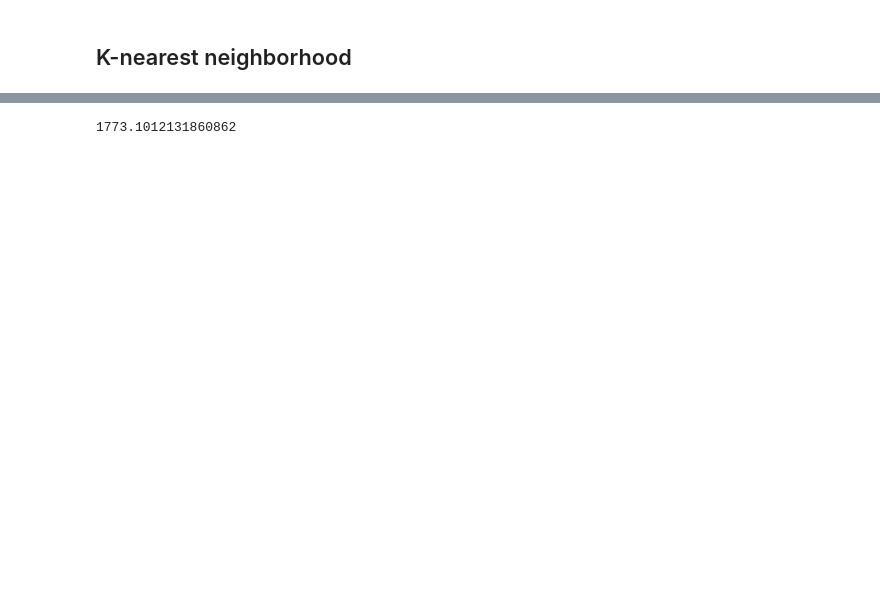
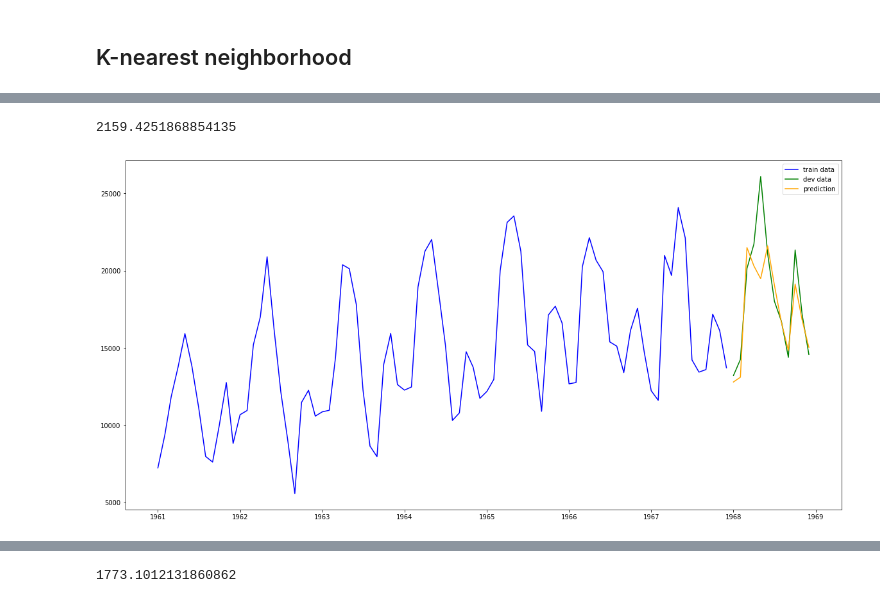
Before and after one commit to bartek-blog/bartek-blog.github.io, a Jupyter notebook: jupyter/Time-Series.ipynb, the cells around one changed output, grey strips where cells are left out. Drawn from its saved outputs; the diff is of its cells as text; code cells hidden in the pictures; blank space fills up the shorter version.

```diff
--- a/jupyter/Time-Series.ipynb
+++ b/jupyter/Time-Series.ipynb
@@ -305,0 +336,10 @@ Xy_with_lags["year_diff"] = Xy_with_lags["sales"] - Xy_with_lags["sales-12"]
+# %%
+from sklearn.ensemble import RandomForestRegressor
+import warnings
+warnings.filterwarnings("ignore", category=FutureWarning)
+
+
+reg_rf = RandomForestRegressor(random_state=667)
+reg_rf.fit(X_train.drop("dt", axis=1), y_train)
+y_dev_hat = recurrent_prediction(y_train, N_lags, reg_rf)
+np.sqrt(mean_squared_error(y_dev, y_dev_hat))
@@ -305,0 +348,16 @@ Xy_with_lags["year_diff"] = Xy_with_lags["sales"] - Xy_with_lags["sales-12"]
+# %%
+performance = pd.DataFrame()
+
+for n_estimators in [2, 5, 7, 10, 20, 100]:
+    for max_depth in [5, 7, 10, 20]:
+        reg_kn = RandomForestRegressor(n_estimators=n_estimators, max_depth=max_depth, random_state=667)
+        reg_kn.fit(X_train.drop("dt", axis=1), y_train)
+        y_dev_hat = recurrent_prediction(y_train, N_lags, reg_kn)
+        rmse = np.sqrt(mean_squared_error(y_dev, y_dev_hat))
+        new_row = pd.DataFrame({
+            "n_estimators": [n_estimators],
+            "max_depth": [max_depth],
+            "rmse": [rmse]
+        })
+        performance = performance.append(new_row, ignore_index = True)
+performance.sort_values("rmse").head()
@@ -305,0 +371,14 @@ Xy_with_lags["year_diff"] = Xy_with_lags["sales"] - Xy_with_lags["sales-12"]
+# %%
+X_train_dev = pd.concat([X_train, X_dev])
+y_train_dev = np.concatenate([y_train, y_dev])
+
+reg_rf = RandomForestRegressor(n_estimators=7, max_depth=20, random_state=667)
+reg_rf.fit(X_train_dev.drop("dt", axis=1), y_train_dev)
+y_test_hat = recurrent_prediction(y_test, N_lags, reg_rf)
+np.sqrt(mean_squared_error(y_test, y_test_hat))
+# %% [output]
+2159.4251868854135
+# %%
+plot_prediciton(X_train_dev, y_train_dev, X_test, y_test, y_test_hat)
+# %% [output]
+[figure, added]
```
Also changed, not shown: parts of 36 cells of this notebook.
